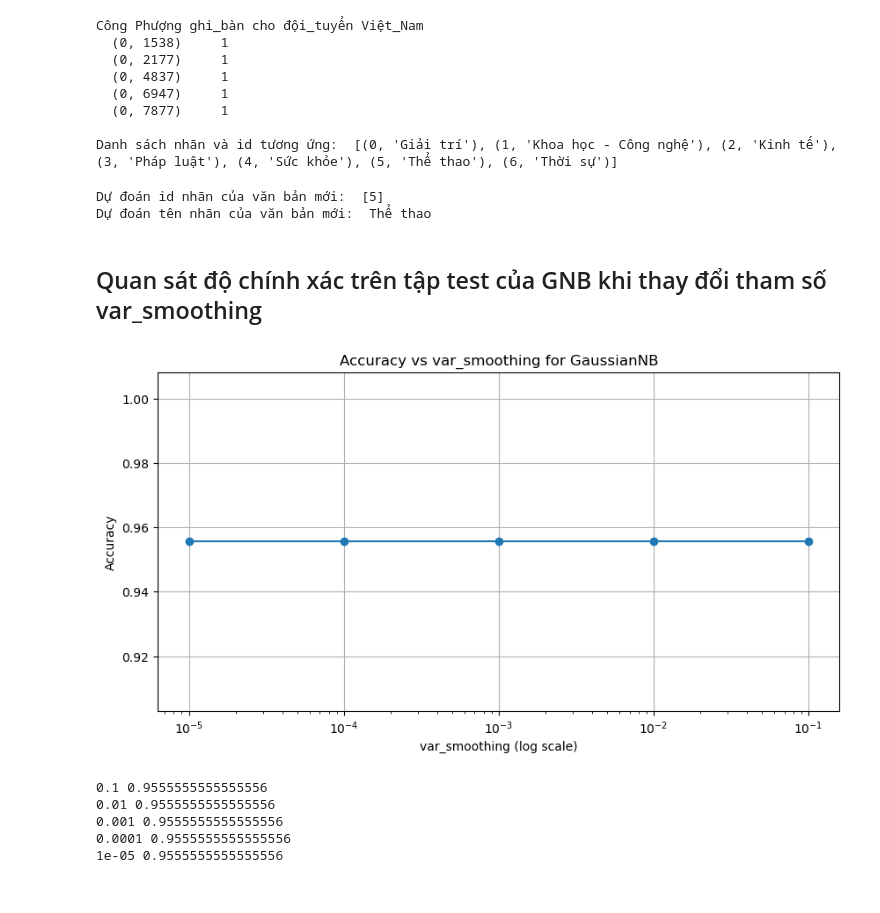
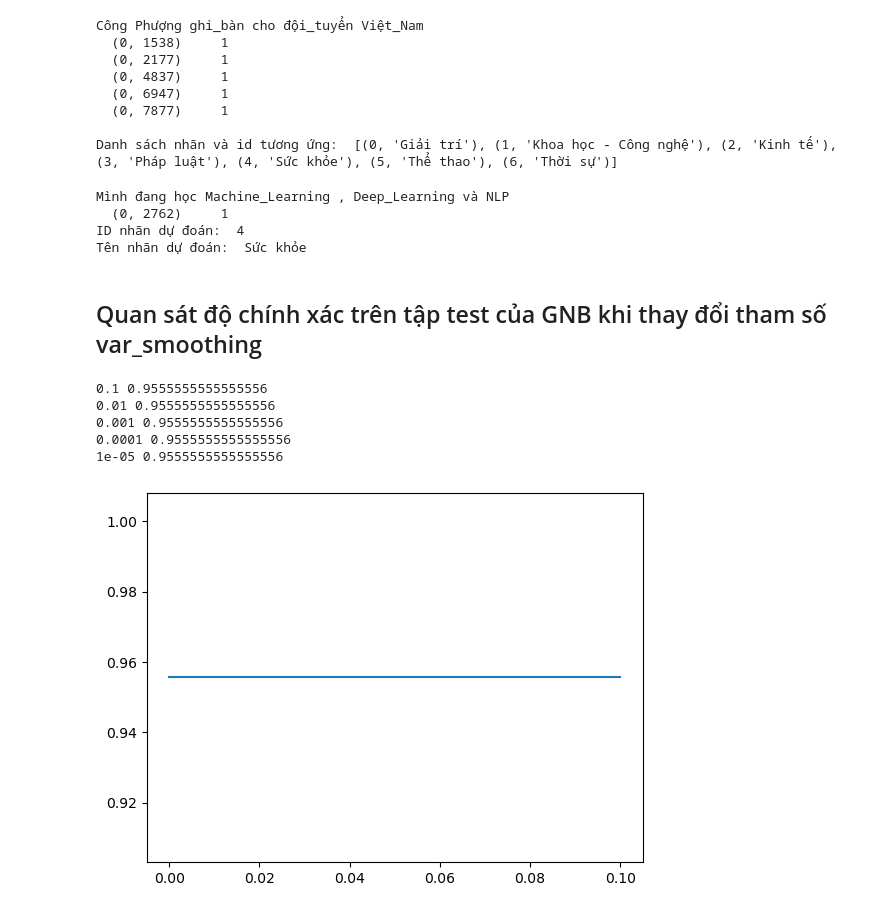
Before and after one commit to Kaio54547568/GR1, a Jupyter notebook: Ex6/thuc_hanh.ipynb, the cells around one changed output. Drawn from its saved outputs; the diff is of its cells as text; code cells hidden in the pictures.

```diff
--- a/Ex6/thuc_hanh.ipynb
+++ b/Ex6/thuc_hanh.ipynb
@@ -159,9 +198,14 @@ print("- model_MNB - train complete")
 # %%
 ### bài tập ###
 # yêu cầu: huấn luyện một mô hình Gaussian Naive Bayes tương tự như trên
+# gợi ý: naive_bayes.GaussianNB(var_smoothing=1e-3)
+###############
+# code
+model_GNB = naive_bayes.GaussianNB(var_smoothing=1e-3)
+model_GNB.fit(X_train_bow.toarray(), y_train_bow)
 
-model = naive_bayes.GaussianNB(var_smoothing=1e-3)
-model.fit(X_train_tfidf.toarray(), y_train_tfidf)
+
+#######################3
 # %% [output]
 GaussianNB(var_smoothing=0.001)
 # %% [markdown]
@@ -221,46 +269,58 @@ Danh sách nhãn và id tương ứng:  [(0, 'Giải trí'), (1, 'Khoa học - C
 # %%
 ### bài tập ###
 # yêu cầu: dự đoán nhãn của 1 văn bản mới. Sử dụng mô hình Multinomial NB
+# gợi ý: thực hiện code suy diễn mô hình từ tiền xử lý (bước 1) => infer (bước 4). (Chú ý: không training lại - ko gọi lại hàm fit.)
+###############
+# code
+
+van_ban_moi = ViTokenizer.tokenize("Mình đang học Machine Learning, Deep Learning và NLP")
+print(van_ban_moi)
+input_data_preprocessed = module_count_vector.transform([van_ban_moi])
+print(input_data_preprocessed)
 y_pred_moi = model_MNB.predict(input_data_preprocessed)
-print("Dự đoán id nhãn của văn bản mới: ", y_pred_moi)
-print("Dự đoán tên nhãn của văn bản mới: ", data_train.target_names[y_pred_moi[0]])
+print("ID nhãn dự đoán: ", y_pred_moi[0])
+print("Tên nhãn dự đoán: ", data_train.target_names[y_pred_moi[0]])
+
+###############
 # %% [output]
-Dự đoán id nhãn của văn bản mới:  [5]
-Dự đoán tên nhãn của văn bản mới:  Thể thao
+Mình đang học Machine_Learning , Deep_Learning và NLP
+  (0, 2762)     1
+ID nhãn dự đoán:  4
+Tên nhãn dự đoán:  Sức khỏe
 # %% [markdown]
 ## Quan sát độ chính xác trên tập test của GNB khi thay đổi tham số var_smoothing
 # %%
+from seaborn import lineplot
+
+
 var_smoothings = [1e-1, 1e-2, 1e-3, 1e-4, 1e-5]
 accs = []
 
 for var_smoothing in var_smoothings:
   model_GNB = naive_bayes.GaussianNB(var_smoothing=1e-3)
   model_GNB.fit(X_train_tfidf.toarray(), y_train_tfidf)
 
   #Hoàn thiện thêm phần code ở đây để ghi nhận acc tương ứng trong từng trường hợp
 
   acc = accuracy_score(y_test_tfidf, model_GNB.predict(X_test_tfidf.toarray()))
   accs.append(acc)
 
 #Minh họa tương quan bằng đồ thị::
 #Gợi ý: barplot, lineplot, ...
 
-#code here
-plt.figure(figsize=(10, 5))
-plt.plot(var_smoothings, accs, marker='o')
-plt.xscale('log')
-plt.xlabel('var_smoothing (log scale)')
-plt.ylabel('Accuracy')
-plt.title('Accuracy vs var_smoothing for GaussianNB')
-plt.grid()
-plt.show()
+#code minh hoa tuong quan bang do thi
+lineplot(x=var_smoothings, y=accs)
+
+
+
+############
 
 for i in range(len(accs)):
   print(var_smoothings[i], accs[i])
 # %% [output]
+0.1 0.9555555555555556
+0.01 0.9555555555555556
+0.001 0.9555555555555556
+0.0001 0.9555555555555556
+1e-05 0.9555555555555556
-[figure, old version]
+[figure, new version]
-0.1 0.9555555555555556
-0.01 0.9555555555555556
-0.001 0.9555555555555556
-0.0001 0.9555555555555556
-1e-05 0.9555555555555556
```
Also changed, not shown: parts of 6 cells of this notebook, 2 other files.
